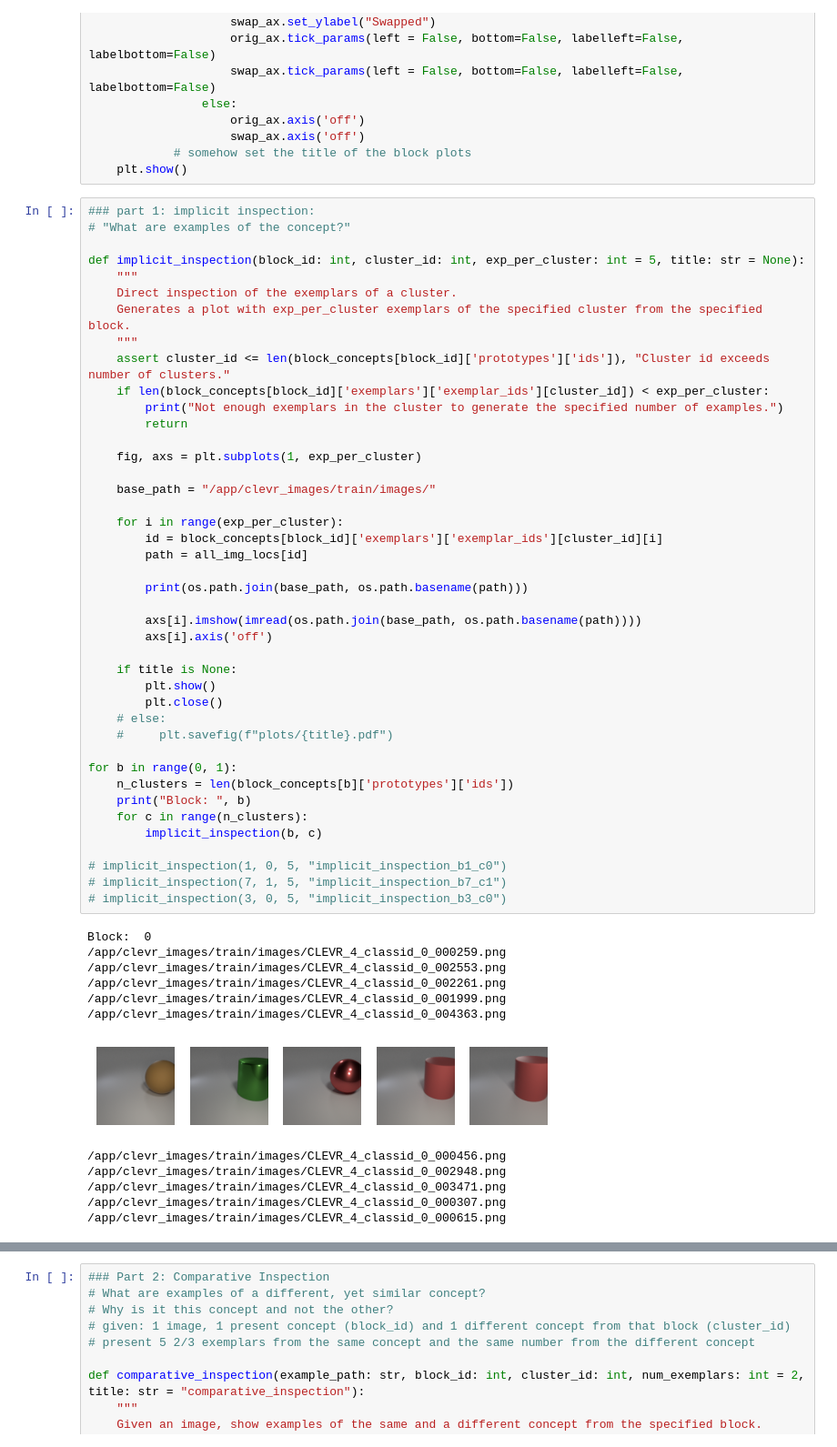
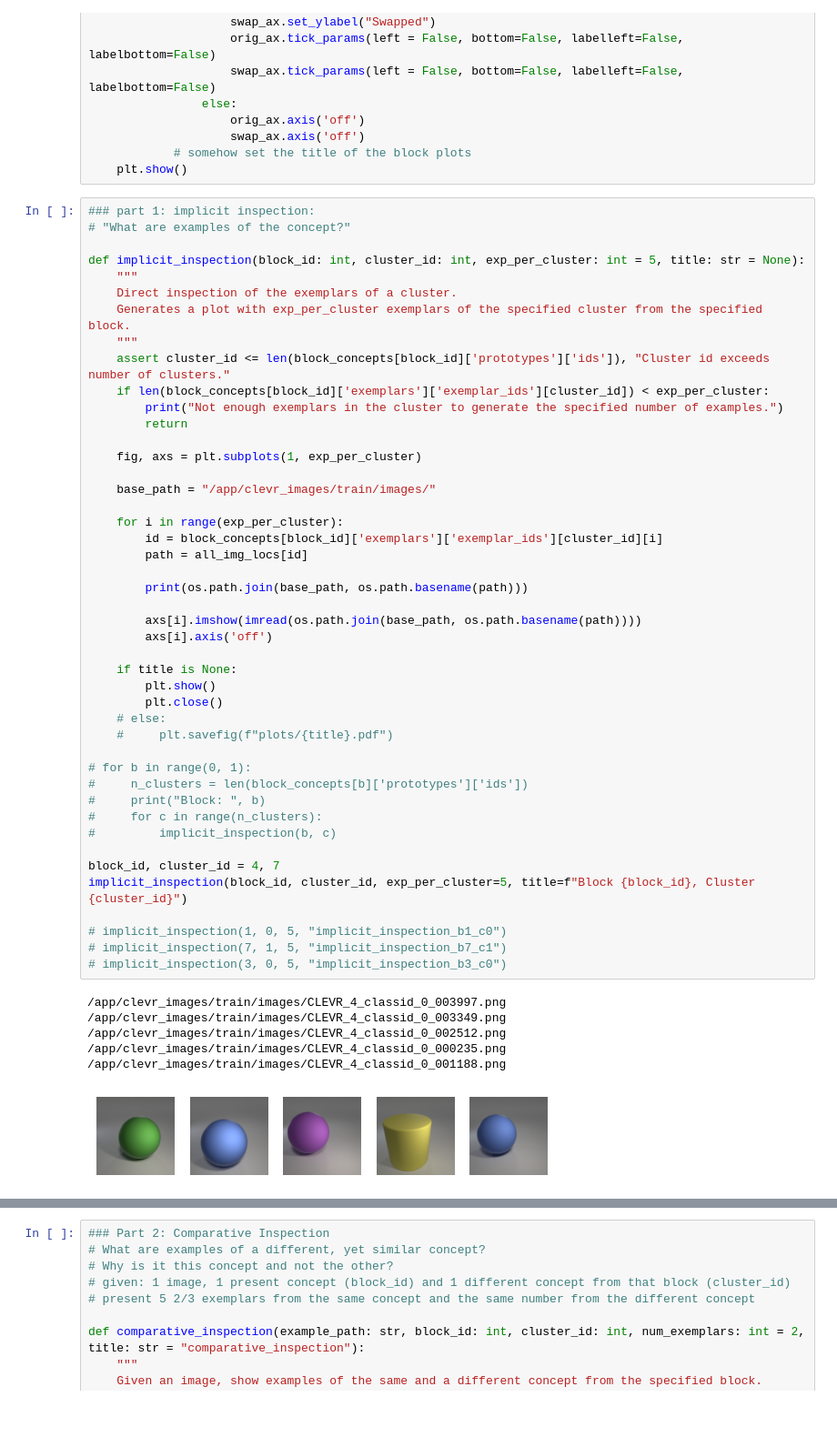
Before and after one commit to erik-gattung/NeuralConceptBinder, a Jupyter notebook: inspection.ipynb, the cells around one changed output, grey strips where cells are left out. Shown at 91% size. Drawn from its saved outputs; the diff is of its cells as text; blank space fills up the shorter version.

```diff
--- a/inspection.ipynb
+++ b/inspection.ipynb
@@ -321,47 +338,44 @@ def implicit_inspection(block_id: int, cluster_id: int, exp_per_cluster: int = 5
     """
     assert cluster_id <= len(block_concepts[block_id]['prototypes']['ids']), "Cluster id exceeds number of clusters."
     if len(block_concepts[block_id]['exemplars']['exemplar_ids'][cluster_id]) < exp_per_cluster:
         print("Not enough exemplars in the cluster to generate the specified number of examples.")
         return
 
     fig, axs = plt.subplots(1, exp_per_cluster)
 
     base_path = "/app/clevr_images/train/images/"
 
     for i in range(exp_per_cluster):
         id = block_concepts[block_id]['exemplars']['exemplar_ids'][cluster_id][i]
         path = all_img_locs[id]
 
         print(os.path.join(base_path, os.path.basename(path)))
 
         axs[i].imshow(imread(os.path.join(base_path, os.path.basename(path))))
         axs[i].axis('off')
 
     if title is None:
         plt.show()
         plt.close()
     # else:
     #     plt.savefig(f"plots/{title}.pdf")
 
-for b in range(0, 1):
-    n_clusters = len(block_concepts[b]['prototypes']['ids'])
-    print("Block: ", b)
-    for c in range(n_clusters):
-        implicit_inspection(b, c)
+# for b in range(0, 1):
+#     n_clusters = len(block_concepts[b]['prototypes']['ids'])
+#     print("Block: ", b)
+#     for c in range(n_clusters):
+#         implicit_inspection(b, c)
+
+block_id, cluster_id = 4, 7
+implicit_inspection(block_id, cluster_id, exp_per_cluster=5, title=f"Block {block_id}, Cluster {cluster_id}")
 
 # implicit_inspection(1, 0, 5, "implicit_inspection_b1_c0")
 # implicit_inspection(7, 1, 5, "implicit_inspection_b7_c1")
 # implicit_inspection(3, 0, 5, "implicit_inspection_b3_c0")
 # %% [output]
-Block:  0
-/app/clevr_images/train/images/CLEVR_4_classid_0_000259.png
-/app/clevr_images/train/images/CLEVR_4_classid_0_002553.png
-/app/clevr_images/train/images/CLEVR_4_classid_0_002261.png
-/app/clevr_images/train/images/CLEVR_4_classid_0_001999.png
-/app/clevr_images/train/images/CLEVR_4_classid_0_004363.png
+/app/clevr_images/train/images/CLEVR_4_classid_0_003997.png
+/app/clevr_images/train/images/CLEVR_4_classid_0_003349.png
+/app/clevr_images/train/images/CLEVR_4_classid_0_002512.png
+/app/clevr_images/train/images/CLEVR_4_classid_0_000235.png
+/app/clevr_images/train/images/CLEVR_4_classid_0_001188.png
-[figure, old version]
+[figure, new version]
-/app/clevr_images/train/images/CLEVR_4_classid_0_000456.png
-/app/clevr_images/train/images/CLEVR_4_classid_0_002948.png
-/app/clevr_images/train/images/CLEVR_4_classid_0_003471.png
-/app/clevr_images/train/images/CLEVR_4_classid_0_000307.png
-/app/clevr_images/train/images/CLEVR_4_classid_0_000615.png
```
Also changed, not shown: parts of 2 cells of this notebook, 2 other files.
